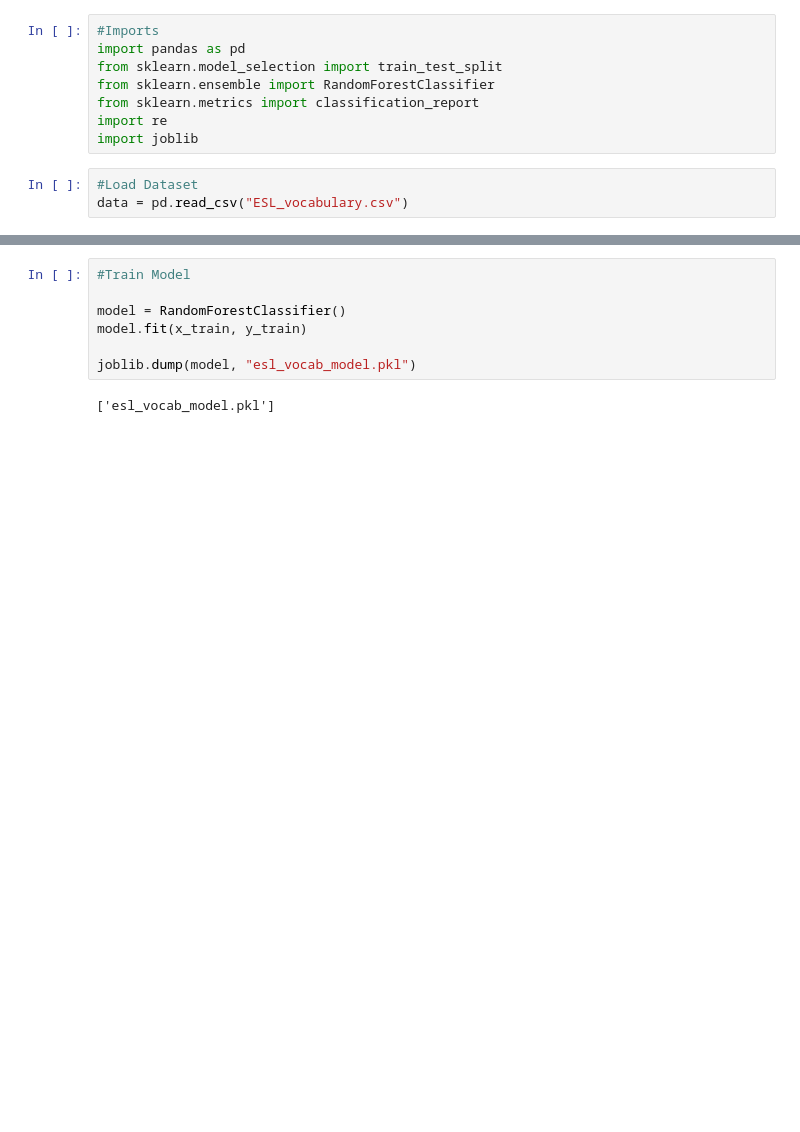
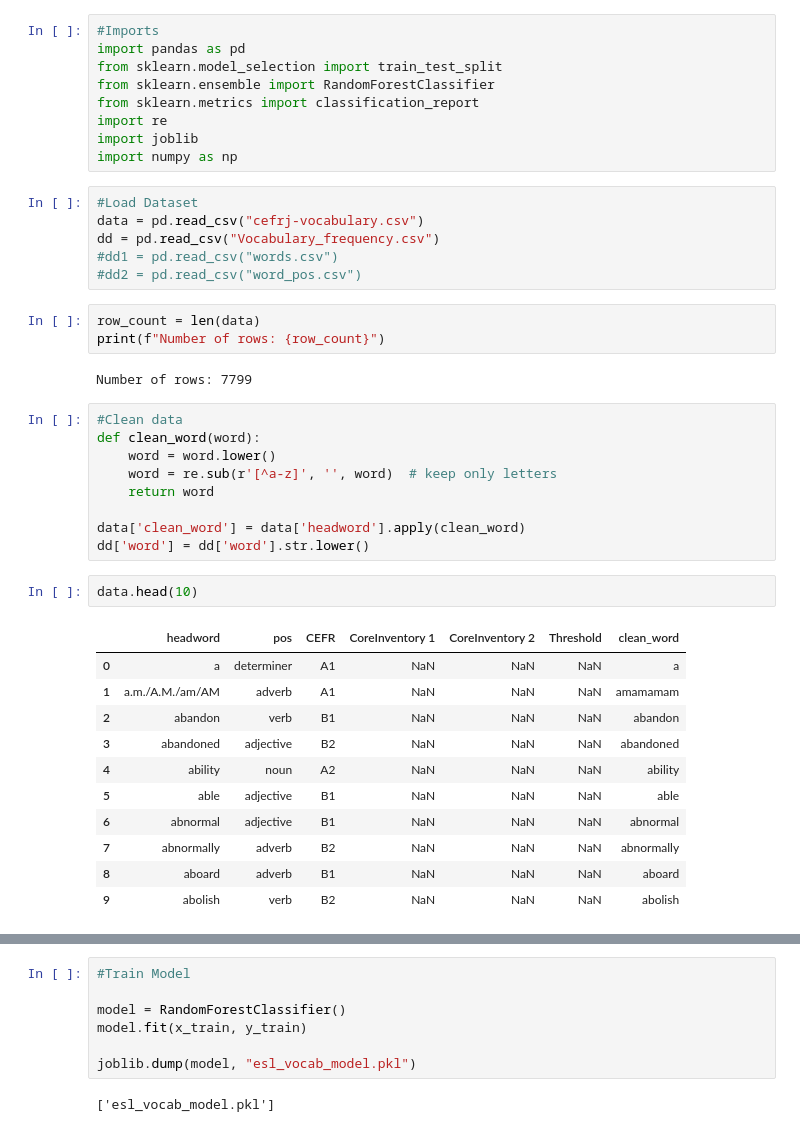
Before and after one commit to ruta-welay/ESL_vocabulary_project, a Jupyter notebook: esl_vocab_classifier.ipynb, the cells around one changed output, grey strips where cells are left out. Cells and saved outputs as stored; diff of their text form; blank space fills up the shorter version.

Commit message:
`Updated vocabulary logic improvements

```diff
--- a/esl_vocab_classifier.ipynb
+++ b/esl_vocab_classifier.ipynb
@@ -6,6 +6,38 @@ from sklearn.ensemble import RandomForestClassifier
 from sklearn.metrics import classification_report
 import re
 import joblib
+import numpy as np
 # %%
 #Load Dataset
-data = pd.read_csv("ESL_vocabulary.csv")
+data = pd.read_csv("cefrj-vocabulary.csv")
+dd = pd.read_csv("Vocabulary_frequency.csv")
+#dd1 = pd.read_csv("words.csv")
+#dd2 = pd.read_csv("word_pos.csv")
+# %%
+row_count = len(data)
+print(f"Number of rows: {row_count}")
+# %% [output]
+Number of rows: 7799
+# %%
+#Clean data
+def clean_word(word):
+    word = word.lower()
+    word = re.sub(r'[^a-z]', '', word)  # keep only letters
+    return word
+
+data['clean_word'] = data['headword'].apply(clean_word)
+dd['word'] = dd['word'].str.lower()
+# %%
+data.head(10)
+# %% [output]
+|  | headword | pos | CEFR | CoreInventory 1 | CoreInventory 2 | Threshold | clean_word |
+| 0 | a | determiner | A1 | NaN | NaN | NaN | a |
+| 1 | a.m./A.M./am/AM | adverb | A1 | NaN | NaN | NaN | amamamam |
+| 2 | abandon | verb | B1 | NaN | NaN | NaN | abandon |
+| 3 | abandoned | adjective | B2 | NaN | NaN | NaN | abandoned |
+| 4 | ability | noun | A2 | NaN | NaN | NaN | ability |
+| 5 | able | adjective | B1 | NaN | NaN | NaN | able |
+| 6 | abnormal | adjective | B1 | NaN | NaN | NaN | abnormal |
+| 7 | abnormally | adverb | B2 | NaN | NaN | NaN | abnormally |
+| 8 | aboard | adverb | B1 | NaN | NaN | NaN | aboard |
+| 9 | abolish | verb | B2 | NaN | NaN | NaN | abolish |
```
Also changed, not shown: parts of 18 cells of this notebook, 12 other files.
